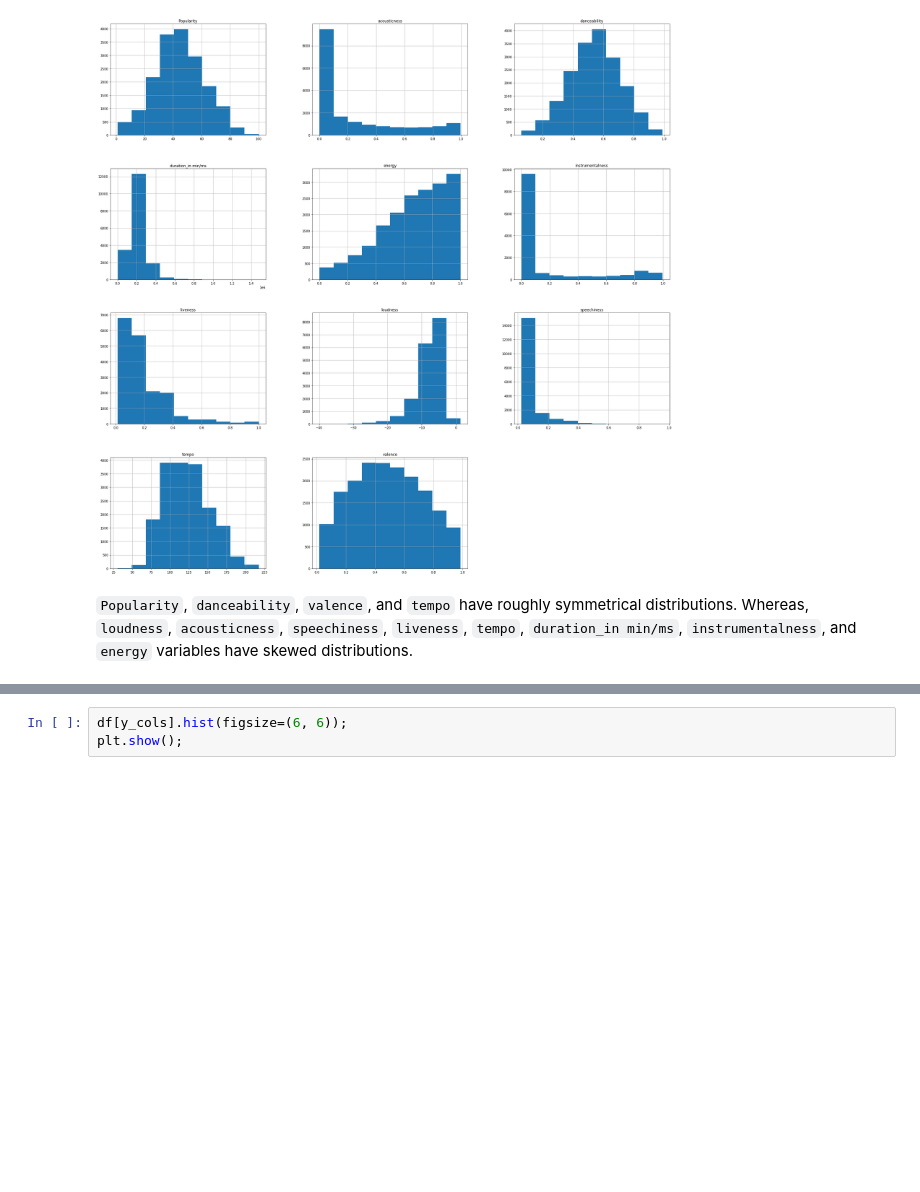
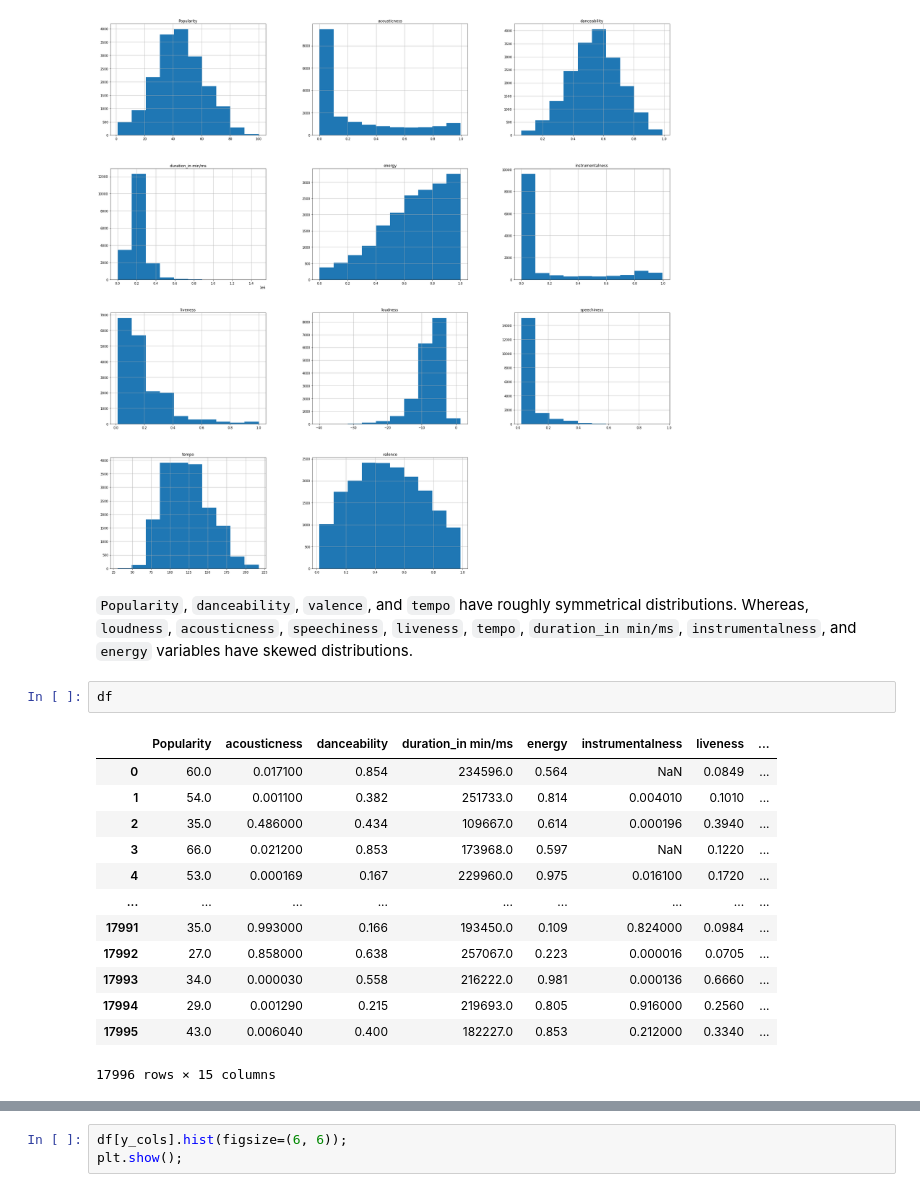
Before and after one commit to bdsaglam/di501, a Jupyter notebook: assignments/assignment04/e155841_HW_4.ipynb, the cells around one changed output, grey strips where cells are left out. Drawn from its saved outputs; the diff is of its cells as text; blank space fills up the shorter version.

```diff
--- a/assignments/assignment04/e155841_HW_4.ipynb
+++ b/assignments/assignment04/e155841_HW_4.ipynb
@@ -156,3 +177,19 @@ plt.show();
 # %% [markdown]
 `Popularity`, `danceability`, `valence`, and `tempo` have roughly symmetrical distributions.
 Whereas, `loudness`, `acousticness`, `speechiness`, `liveness`, `tempo`, `duration_in min/ms`, `instrumentalness`, and `energy` variables have skewed distributions.
+# %%
+df
+# %% [output]
+|  | Popularity | acousticness | danceability | duration_in min/ms | energy | instrumentalness | liveness | ... |
+| 0 | 60.0 | 0.017100 | 0.854 | 234596.0 | 0.564 | NaN | 0.0849 | ... |
+| 1 | 54.0 | 0.001100 | 0.382 | 251733.0 | 0.814 | 0.004010 | 0.1010 | ... |
+| 2 | 35.0 | 0.486000 | 0.434 | 109667.0 | 0.614 | 0.000196 | 0.3940 | ... |
+| 3 | 66.0 | 0.021200 | 0.853 | 173968.0 | 0.597 | NaN | 0.1220 | ... |
+| 4 | 53.0 | 0.000169 | 0.167 | 229960.0 | 0.975 | 0.016100 | 0.1720 | ... |
+| ... | ... | ... | ... | ... | ... | ... | ... | ... |
+| 17991 | 35.0 | 0.993000 | 0.166 | 193450.0 | 0.109 | 0.824000 | 0.0984 | ... |
+| 17992 | 27.0 | 0.858000 | 0.638 | 257067.0 | 0.223 | 0.000016 | 0.0705 | ... |
+| 17993 | 34.0 | 0.000030 | 0.558 | 216222.0 | 0.981 | 0.000136 | 0.6660 | ... |
+| 17994 | 29.0 | 0.001290 | 0.215 | 219693.0 | 0.805 | 0.916000 | 0.2560 | ... |
+| 17995 | 43.0 | 0.006040 | 0.400 | 182227.0 | 0.853 | 0.212000 | 0.3340 | ... |
+17996 rows × 15 columns
```
Also changed, not shown: parts of 20 cells of this notebook.
